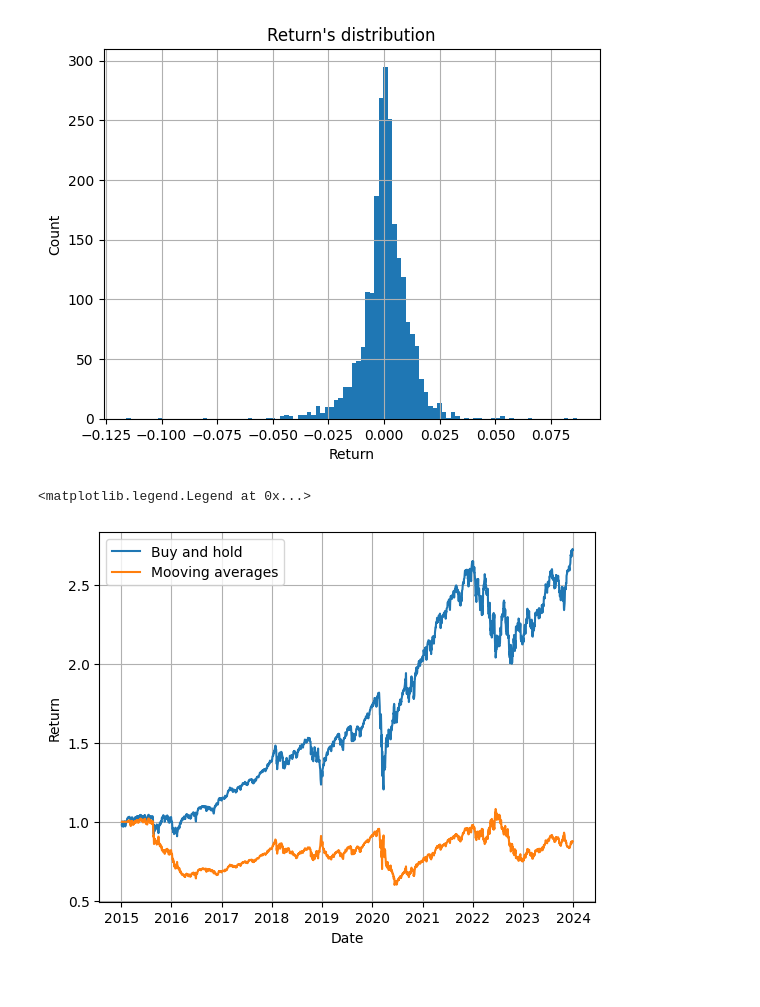
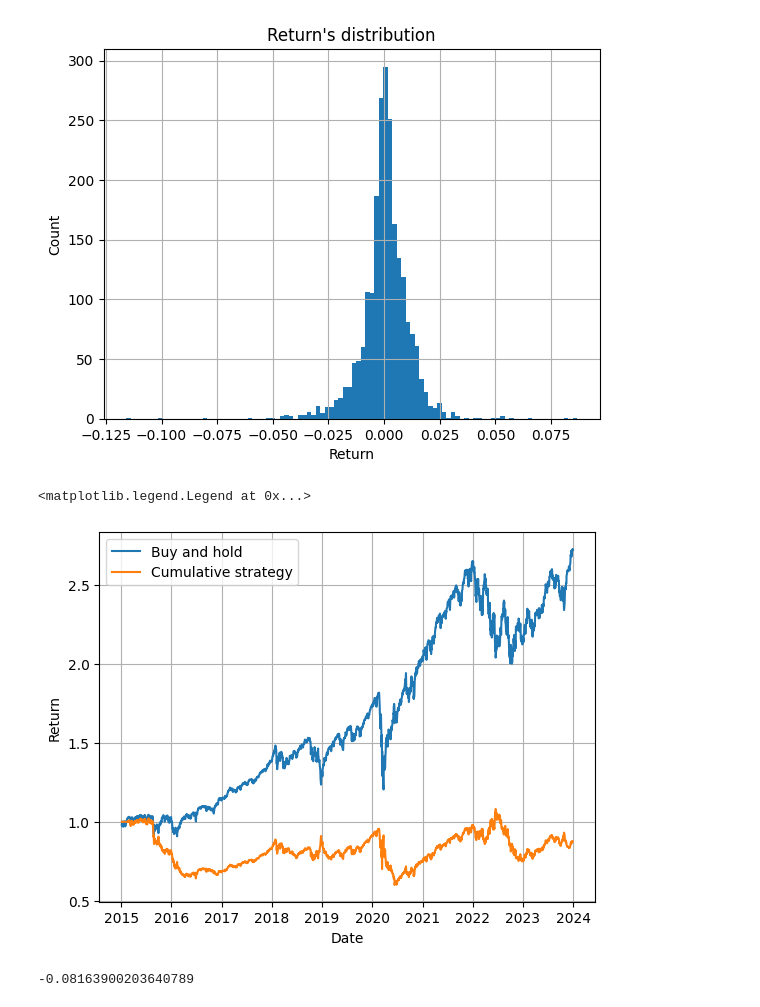
Before and after one commit to paulqevan/Momentum_strategy, a Jupyter notebook: mooving_averages.ipynb, the cells around one changed output. Saved outputs shown, nothing was run; the diff lists cells and outputs as text; code cells hidden in the pictures.

```diff
--- a/main.ipynb
+++ b/mooving_averages.ipynb
@@ -13,15 +13,11 @@ data = yf.download("SPY", start="2015-01-01", end="2023-12-31", interval="1d")
 # Downloading the data
 os.makedirs("data", exist_ok=True)
 data.to_csv("data/spy_data.csv")
+df = pd.read_csv("data/spy_data.csv")
+df = df.drop(df.index[[0,1]])
+df = df.rename(columns={"Price" : "Date"})
+df["Date"] = pd.to_datetime(df["Date"])
+for col in df.select_dtypes(include="object").columns:
+    df[col] = pd.to_numeric(df[col], errors="coerce")
 # %% [markdown]
 Cleaning and preprocessing
-# %%
-df = pd.read_csv("data/spy_data.csv")
-df= df.drop([0,1])
-df = df.rename(columns={"Price": "Date"})
-df["Date"] = pd.to_datetime(df["Date"])
-
-for col in df.select_dtypes(include="object").columns:
-    df[col] = pd.to_numeric(df[col], errors="coerce")
-
-df.head(10)
@@ -122,10 +106,15 @@ df["Cum_strategy"] = df["Strategy"].cumsum().apply(np.exp)
 # %%
 plt.grid()
 plt.plot(df["Date"], df["Cum_buyhold"], label = "Buy and hold")
-plt.plot(df["Date"], df["Cum_strategy"], label = "Mooving averages")
+plt.plot(df["Date"], df["Cum_strategy"], label = "Cumulative strategy")
 plt.xlabel("Date")
 plt.ylabel("Return")
 plt.legend()
 # %% [output]
 <matplotlib.legend.Legend at 0x...>
-[figure, old version]
+[figure, new version]
+# %%
+sharpe = df["Strategy"].mean() / df["Strategy"].std() * np.sqrt(252)
+print(sharpe)
+# %% [output]
+-0.08163900203640789
```
Also changed, not shown: parts of 1 cell of this notebook, 1 other file.
